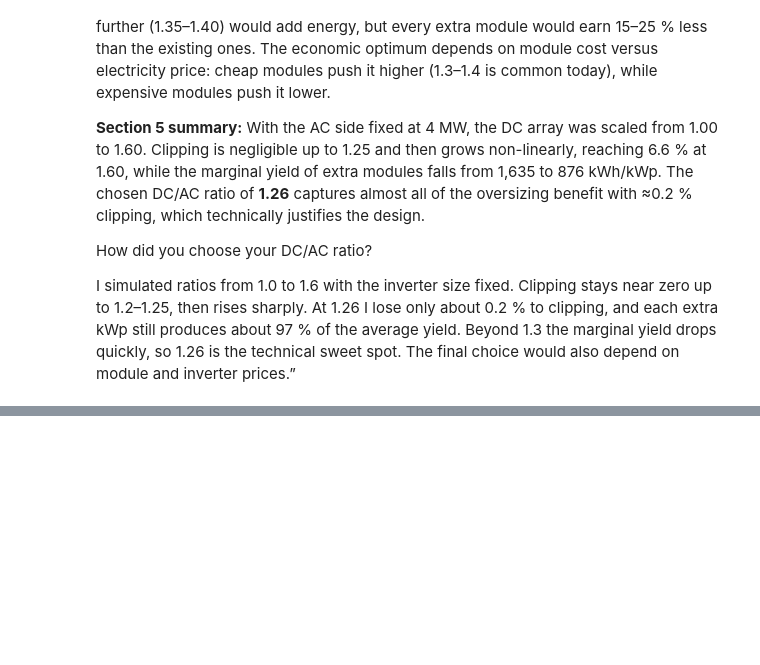
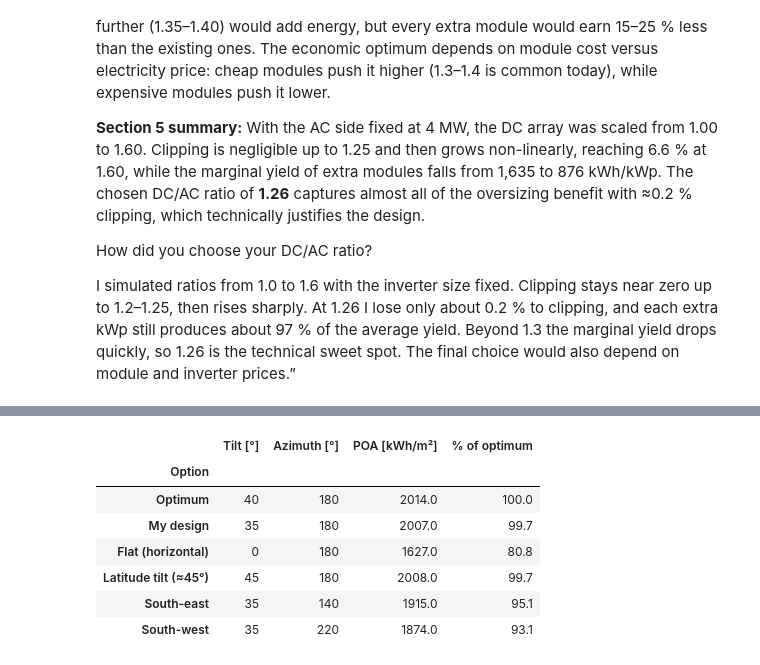
Before and after one commit to maduakordavid01-ui/solar-pv-python, a Jupyter notebook: 01_my_pv_simulation.ipynb, the cells around one changed output, grey strips where cells are left out. Saved outputs shown, nothing was run; the diff lists cells and outputs as text; code cells hidden in the pictures; blank space fills up the shorter version.

```diff
--- a/01_my_pv_simulation.ipynb
+++ b/01_my_pv_simulation.ipynb
@@ -547,0 +552,38 @@ I simulated ratios from 1.0 to 1.6 with the inverter size fixed. Clipping stays
+# %%
+#A: calculate every tilt/azimuth combination
+
+tilts  = np.arange(0, 61, 5)        # 0, 5 … 60°
+azims  = np.arange(120, 241, 10)    # 120, 130 … 240°  (180 = south)
+H_grid = pd.DataFrame(index=tilts, columns=azims, dtype=float)
+
+for t in tilts:
+    for a in azims:
+        poa_ta = pvlib.irradiance.get_total_irradiance(
+            t, a, solpos["apparent_zenith"], solpos["azimuth"],
+            weather["dni"], weather["ghi"], weather["dhi"],
+            dni_extra=dni_extra, airmass=airmass, albedo=ALBEDO, model="perez")
+        H_grid.loc[t, a] = poa_ta["poa_global"].sum() / 1000     # kWh/m²
+
+best_tilt, best_az = H_grid.stack().idxmax()
+H_best = H_grid.max().max()
+
+options = pd.DataFrame([
+    ["Optimum",               best_tilt, best_az, H_best],
+    ["My design",             35,        180,     H_grid.loc[35, 180]],
+    ["Flat (horizontal)",     0,         180,     H_grid.loc[0, 180]],
+    ["Latitude tilt (≈45°)",  45,        180,     H_grid.loc[45, 180]],
+    ["South-east",            35,        140,     H_grid.loc[35, 140]],
+    ["South-west",            35,        220,     H_grid.loc[35, 220]],
+], columns=["Option", "Tilt [°]", "Azimuth [°]", "POA [kWh/m²]"])
+options["% of optimum"] = (100 * options["POA [kWh/m²]"] / H_best).round(1)
+options["POA [kWh/m²]"] = options["POA [kWh/m²]"].round(0)
+options.set_index("Option")
+# %% [output]
+|  | Tilt [°] | Azimuth [°] | POA [kWh/m²] | % of optimum |
+| Option |  |  |  |  |
+| Optimum | 40 | 180 | 2014.0 | 100.0 |
+| My design | 35 | 180 | 2007.0 | 99.7 |
+| Flat (horizontal) | 0 | 180 | 1627.0 | 80.8 |
+| Latitude tilt (≈45°) | 45 | 180 | 2008.0 | 99.7 |
+| South-east | 35 | 140 | 1915.0 | 95.1 |
+| South-west | 35 | 220 | 1874.0 | 93.1 |
```
Also changed, not shown: parts of 4 cells of this notebook.
